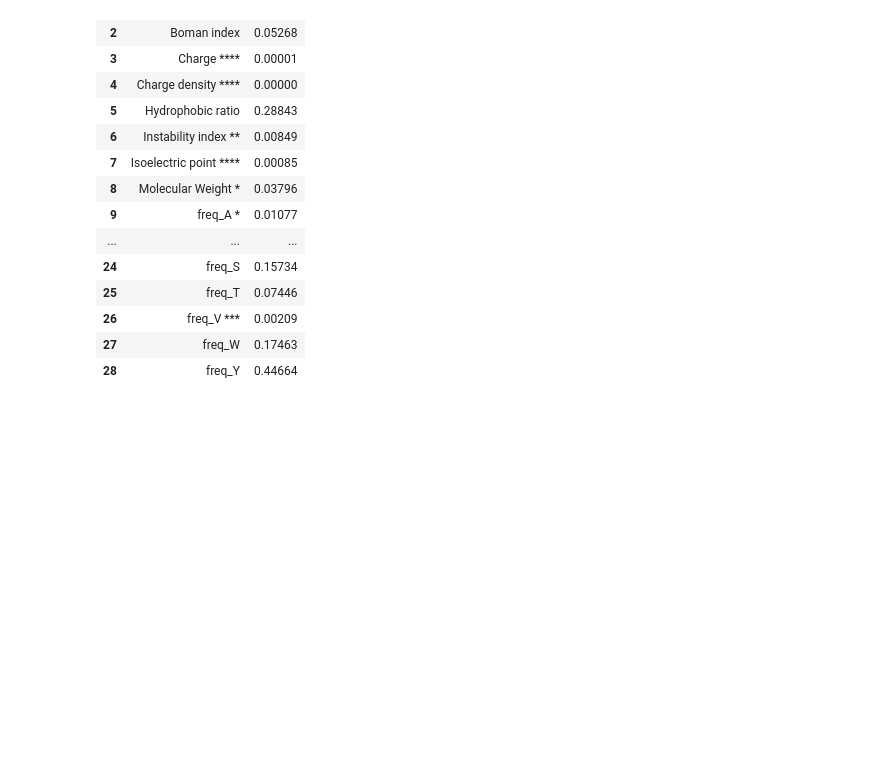
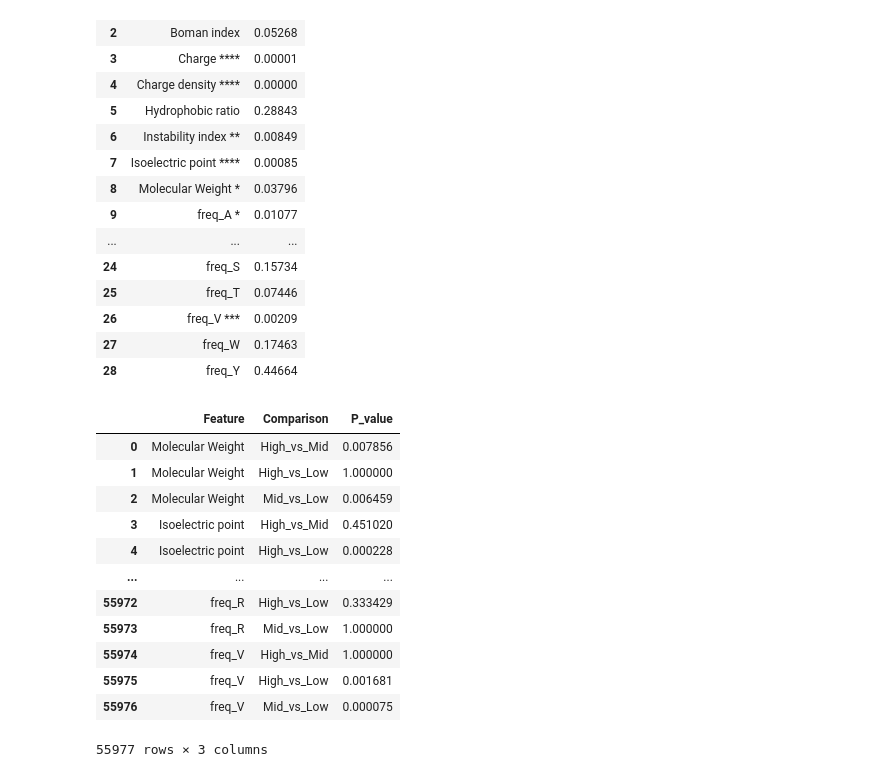
Before and after one commit to Jmartingar/Half_life, a Jupyter notebook: src/statistical_tests/kruskal_iter.ipynb, the cells around one changed output. Drawn from its saved outputs; the diff is of its cells as text; code cells hidden in the pictures; blank space fills up the shorter version.

```diff
--- a/src/statistical_tests/kruskal_iter.ipynb
+++ b/src/statistical_tests/kruskal_iter.ipynb
@@ -172,3 +172,19 @@ for _, row in dunn.iterrows():
             'P_value': p_value
         })
 posthoc_df = pd.DataFrame(posthoc_values)
+# %%
+posthoc_df
+# %% [output]
+|  | Feature | Comparison | P_value |
+| 0 | Molecular Weight | High_vs_Mid | 0.007856 |
+| 1 | Molecular Weight | High_vs_Low | 1.000000 |
+| 2 | Molecular Weight | Mid_vs_Low | 0.006459 |
+| 3 | Isoelectric point | High_vs_Mid | 0.451020 |
+| 4 | Isoelectric point | High_vs_Low | 0.000228 |
+| ... | ... | ... | ... |
+| 55972 | freq_R | High_vs_Low | 0.333429 |
+| 55973 | freq_R | Mid_vs_Low | 1.000000 |
+| 55974 | freq_V | High_vs_Mid | 1.000000 |
+| 55975 | freq_V | High_vs_Low | 0.001681 |
+| 55976 | freq_V | Mid_vs_Low | 0.000075 |
+55977 rows × 3 columns
```
Also changed, not shown: parts of 7 cells of this notebook, 14 other files.
